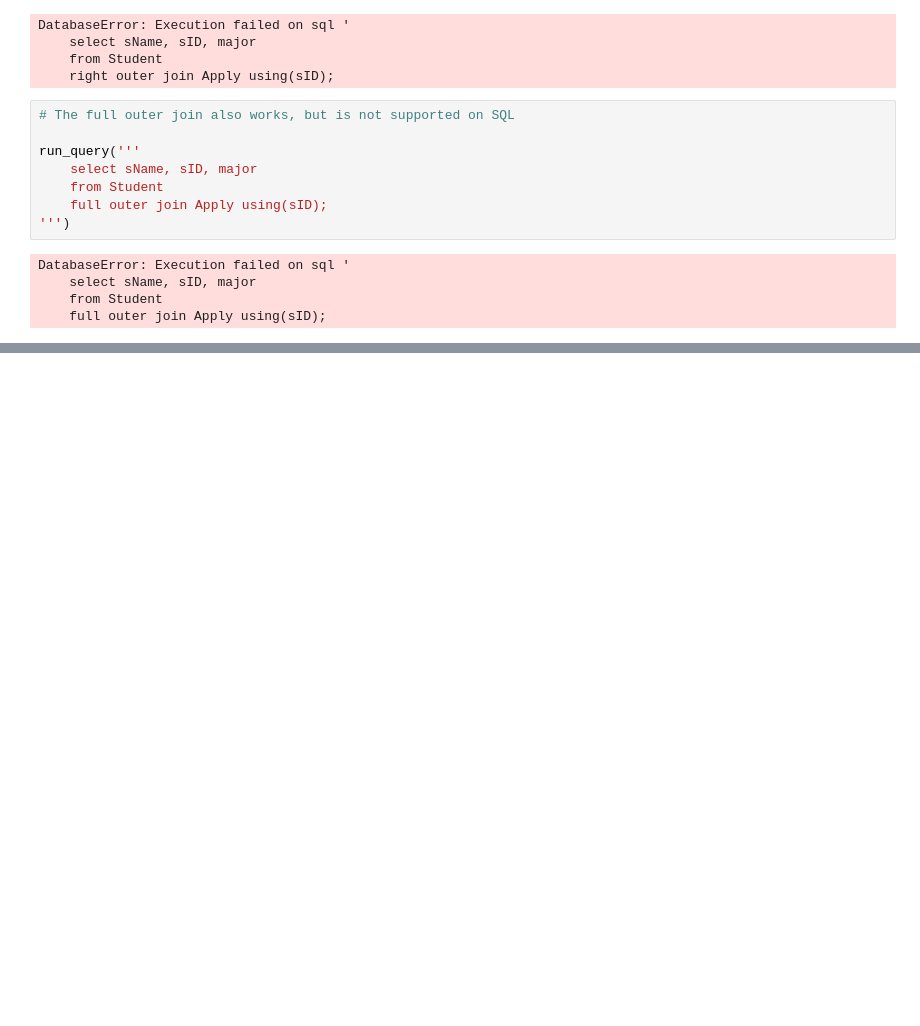
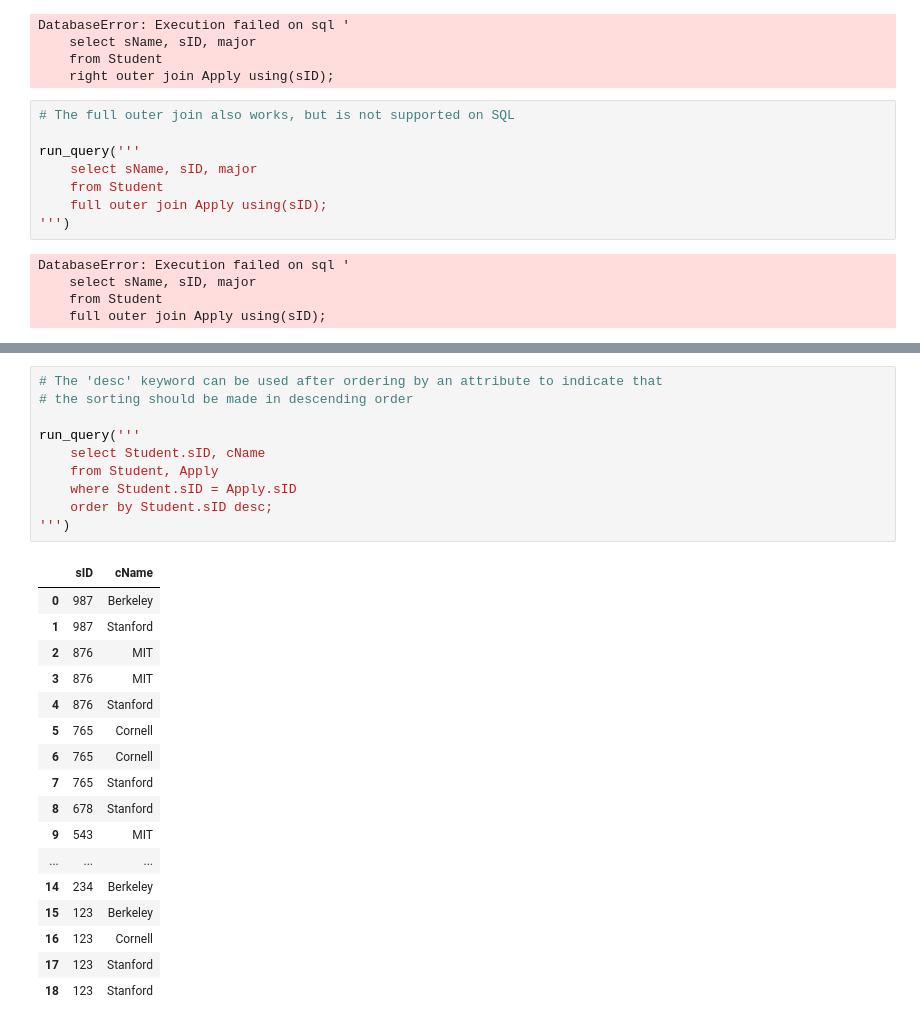
Before and after one commit to OniSlayer/standford_sql_notes, a Jupyter notebook: stanford_sql_notes.ipynb, the cells around one changed output, grey strips where cells are left out. Saved outputs shown, nothing was run; the diff lists cells and outputs as text; blank space fills up the shorter version.

```diff
--- a/stanford_sql_notes.ipynb
+++ b/stanford_sql_notes.ipynb
@@ -764,0 +895,28 @@ DatabaseError: Execution failed on sql '
+# %%
+# The 'desc' keyword can be used after ordering by an attribute to indicate that
+# the sorting should be made in descending order
+
+run_query('''
+    select Student.sID, cName
+    from Student, Apply
+    where Student.sID = Apply.sID
+    order by Student.sID desc;
+''')
+# %% [output]
+|  | sID | cName |
+| 0 | 987 | Berkeley |
+| 1 | 987 | Stanford |
+| 2 | 876 | MIT |
+| 3 | 876 | MIT |
+| 4 | 876 | Stanford |
+| 5 | 765 | Cornell |
+| 6 | 765 | Cornell |
+| 7 | 765 | Stanford |
+| 8 | 678 | Stanford |
+| 9 | 543 | MIT |
+| ... | ... | ... |
+| 14 | 234 | Berkeley |
+| 15 | 123 | Berkeley |
+| 16 | 123 | Cornell |
+| 17 | 123 | Stanford |
+| 18 | 123 | Stanford |
```
Also changed, not shown: parts of 12 cells of this notebook, 1 other file.
